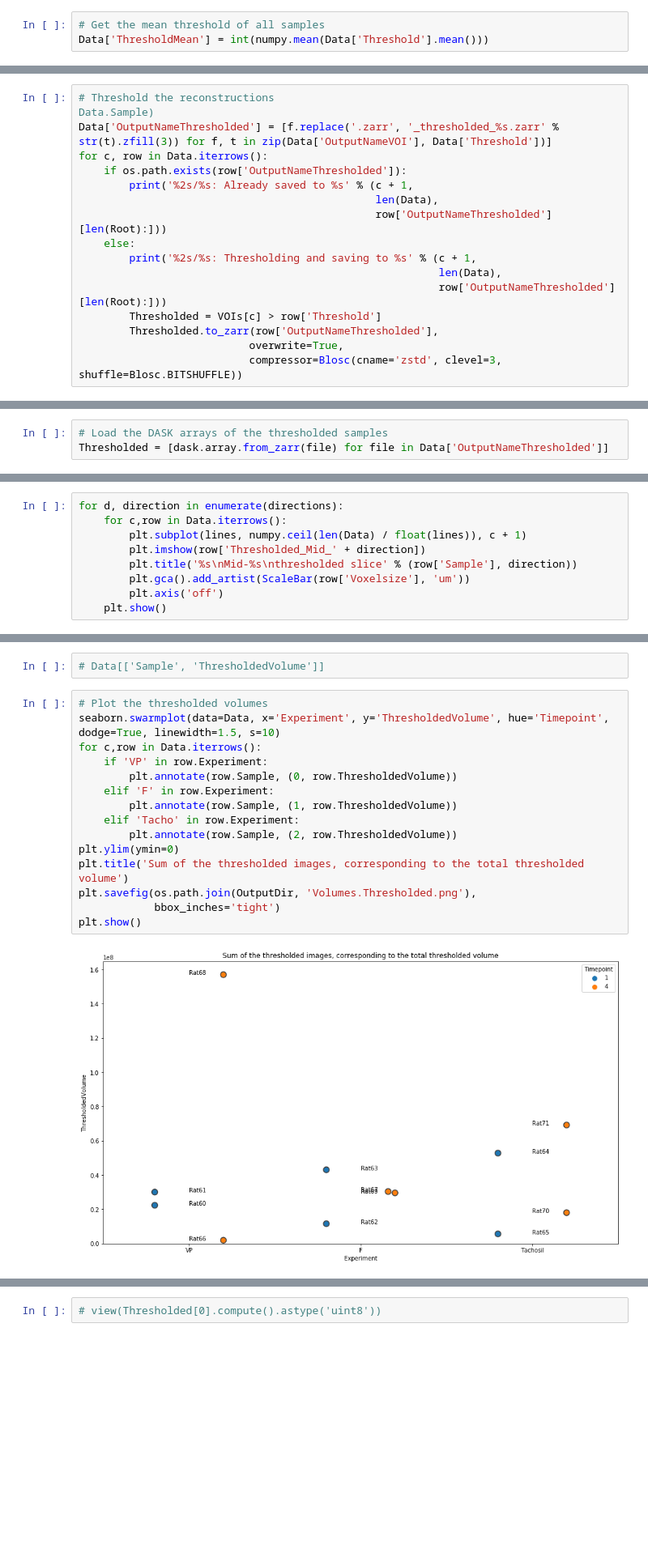
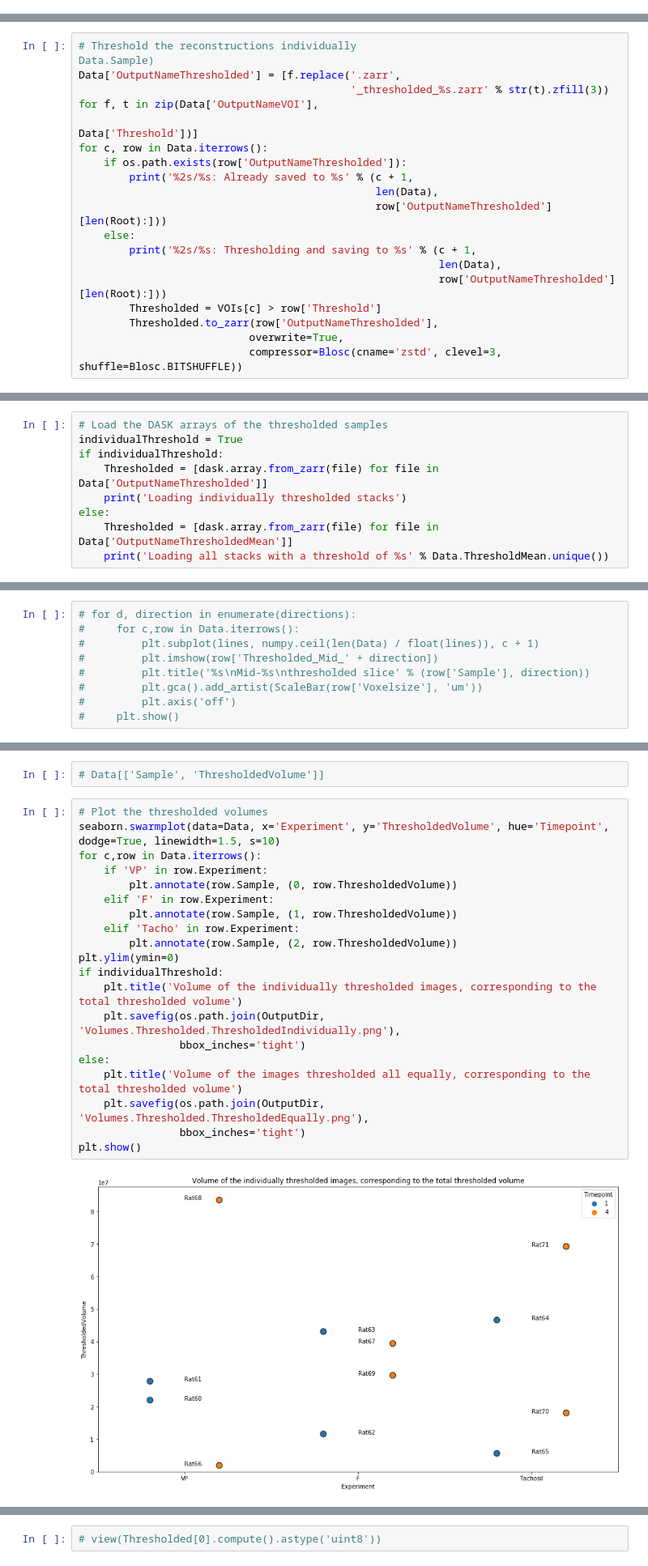
Before and after one commit to habi/heart-neoangiogenesis, a Jupyter notebook: Vessels-Patches.ipynb, the cells around one changed output, grey strips where cells are left out. Shown at 81% size. Cells and saved outputs as stored; diff of their text form; blank space fills up the shorter version.

```diff
--- a/Vessels-Patches.ipynb
+++ b/Vessels-Patches.ipynb
@@ -526,3 +574,0 @@ The mean threshold of all samples is 25.50
-# %%
-# Get the mean threshold of all samples
-Data['ThresholdMean'] = int(numpy.mean(Data['Threshold'].mean()))
@@ -529,6 +589,8 @@ Data['ThresholdMean'] = int(numpy.mean(Data['Threshold'].mean()))
 # %%
-# Threshold the reconstructions                                                                                                                            Data.Sample)
-Data['OutputNameThresholded'] = [f.replace('.zarr', '_thresholded_%s.zarr' % str(t).zfill(3)) for f, t in zip(Data['OutputNameVOI'], Data['Threshold'])]
+# Threshold the reconstructions individually                                                                                                                           Data.Sample)
+Data['OutputNameThresholded'] = [f.replace('.zarr',
+                                           '_thresholded_%s.zarr' % str(t).zfill(3)) for f, t in zip(Data['OutputNameVOI'],
+                                                                                                     Data['Threshold'])]
 for c, row in Data.iterrows():
     if os.path.exists(row['OutputNameThresholded']):
         print('%2s/%s: Already saved to %s' % (c + 1,
@@ -558,3 +651,9 @@ for c, row in Data.iterrows():
 # %%
 # Load the DASK arrays of the thresholded samples
-Thresholded = [dask.array.from_zarr(file) for file in Data['OutputNameThresholded']]
+individualThreshold = True
+if individualThreshold:
+    Thresholded = [dask.array.from_zarr(file) for file in Data['OutputNameThresholded']]
+    print('Loading individually thresholded stacks')
+else:
+    Thresholded = [dask.array.from_zarr(file) for file in Data['OutputNameThresholdedMean']]
+    print('Loading all stacks with a threshold of %s' % Data.ThresholdMean.unique())
@@ -589,11 +690,11 @@ for c, row in tqdm.notebook.tqdm(Data.iterrows(),
             # Dask only calculates/reads the images here at this point...
             imageio.imwrite(outfilepath, (Data.at[c,'Thresholded_Mid_' + direction].astype('uint8')*255))
 # %%
-for d, direction in enumerate(directions):
-    for c,row in Data.iterrows():
-        plt.subplot(lines, numpy.ceil(len(Data) / float(lines)), c + 1)
-        plt.imshow(row['Thresholded_Mid_' + direction])
-        plt.title('%s\nMid-%s\nthresholded slice' % (row['Sample'], direction))
-        plt.gca().add_artist(ScaleBar(row['Voxelsize'], 'um'))
-        plt.axis('off')
-    plt.show()
+# for d, direction in enumerate(directions):
+#     for c,row in Data.iterrows():
+#         plt.subplot(lines, numpy.ceil(len(Data) / float(lines)), c + 1)
+#         plt.imshow(row['Thresholded_Mid_' + direction])
+#         plt.title('%s\nMid-%s\nthresholded slice' % (row['Sample'], direction))
+#         plt.gca().add_artist(ScaleBar(row['Voxelsize'], 'um'))
+#         plt.axis('off')
+#     plt.show()
@@ -624,17 +721,22 @@ Data['ThresholdedVolume'] = [th.sum().compute() for th in Thresholded]
 # %%
 # Plot the thresholded volumes
 seaborn.swarmplot(data=Data, x='Experiment', y='ThresholdedVolume', hue='Timepoint', dodge=True, linewidth=1.5, s=10)
 for c,row in Data.iterrows():
     if 'VP' in row.Experiment:
         plt.annotate(row.Sample, (0, row.ThresholdedVolume))
     elif 'F' in row.Experiment:
         plt.annotate(row.Sample, (1, row.ThresholdedVolume))
     elif 'Tacho' in row.Experiment:
         plt.annotate(row.Sample, (2, row.ThresholdedVolume))
 plt.ylim(ymin=0)
-plt.title('Sum of the thresholded images, corresponding to the total thresholded volume')
-plt.savefig(os.path.join(OutputDir, 'Volumes.Thresholded.png'),
-            bbox_inches='tight')
+if individualThreshold:
+    plt.title('Volume of the individually thresholded images, corresponding to the total thresholded volume')
+    plt.savefig(os.path.join(OutputDir, 'Volumes.Thresholded.ThresholdedIndividually.png'),
+                bbox_inches='tight')
+else:
+    plt.title('Volume of the images thresholded all equally, corresponding to the total thresholded volume')
+    plt.savefig(os.path.join(OutputDir, 'Volumes.Thresholded.ThresholdedEqually.png'),
+                bbox_inches='tight')
 plt.show()
 # %% [output]
-[figure, old version]
+[figure, new version]
```
Also changed, not shown: parts of 48 cells of this notebook.
